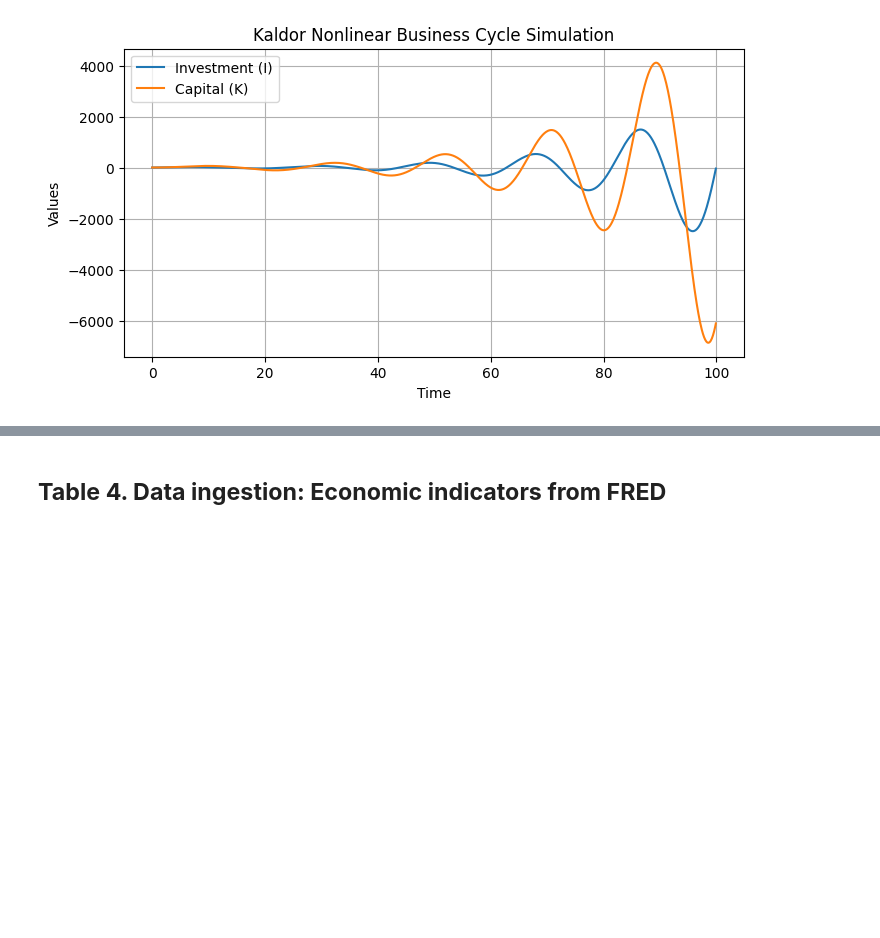
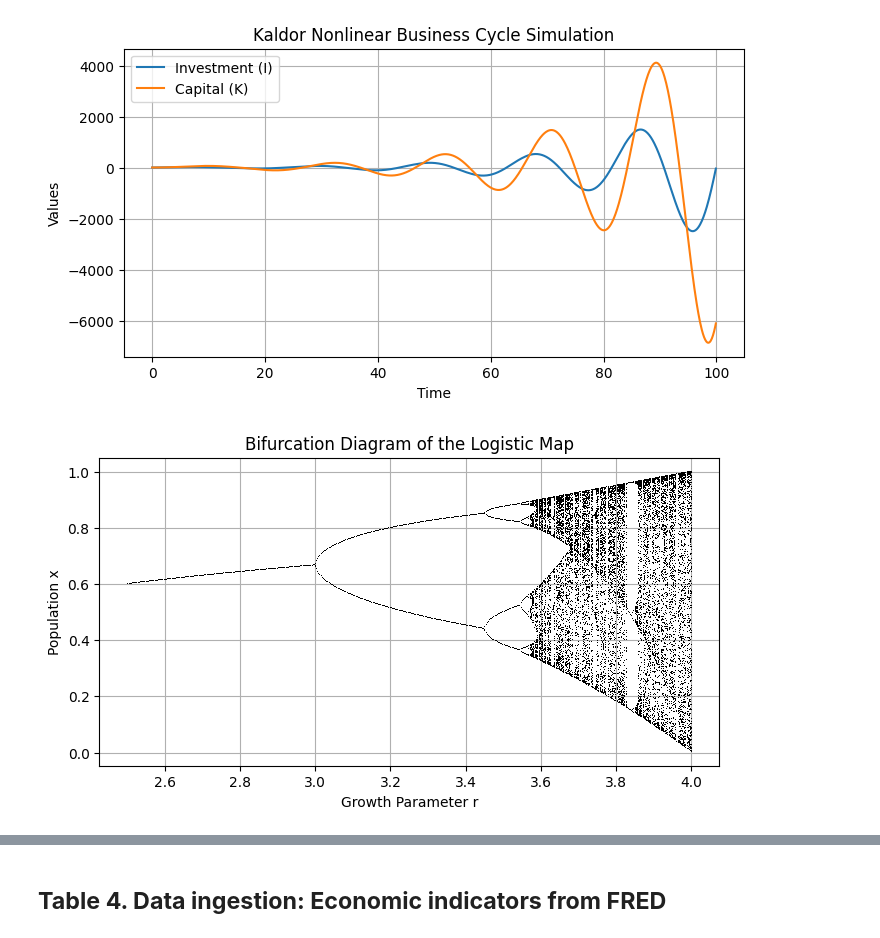
Before and after one commit to saritmaitra/Non-linear-dynamics, a Jupyter notebook: Chapter1_fundamentals_of_nonlinear_dynamics.ipynb, the cells around one changed output, grey strips where cells are left out. Drawn from its saved outputs; the diff is of its cells as text; code cells hidden in the pictures; blank space fills up the shorter version.

```diff
--- a/Chapter1_fundamentals_of_nonlinear_dynamics.ipynb
+++ b/Chapter1_fundamentals_of_nonlinear_dynamics.ipynb
@@ -73,3 +74,35 @@ plt.grid(True)
 plt.show()
 # %% [output]
 [figure]
+# %%
+# Logistic Map Function
+def logistic_map(r, x):
+    return r * x * (1 - x)
+
+# Parameters
+r_values = np.linspace(2.5, 4.0, 500)
+iterations = 1000
+last = 100
+
+# Initialize storage
+x = 1e-5 * np.ones(r_values.shape)
+bifurcation_x = []
+bifurcation_r = []
+
+# Generate bifurcation data
+for i in range(iterations):
+    x = logistic_map(r_values, x)
+    if i >= (iterations - last):
+        bifurcation_x.extend(x)
+        bifurcation_r.extend(r_values)
+
+# Plotting
+plt.figure(figsize=(8, 4))
+plt.plot(bifurcation_r, bifurcation_x, ',k')
+plt.title('Bifurcation Diagram of the Logistic Map')
+plt.xlabel('Growth Parameter r')
+plt.ylabel('Population x')
+plt.grid(True)
+plt.show()
+# %% [output]
+[figure, added]
```
Also changed, not shown: parts of 20 cells of this notebook.
